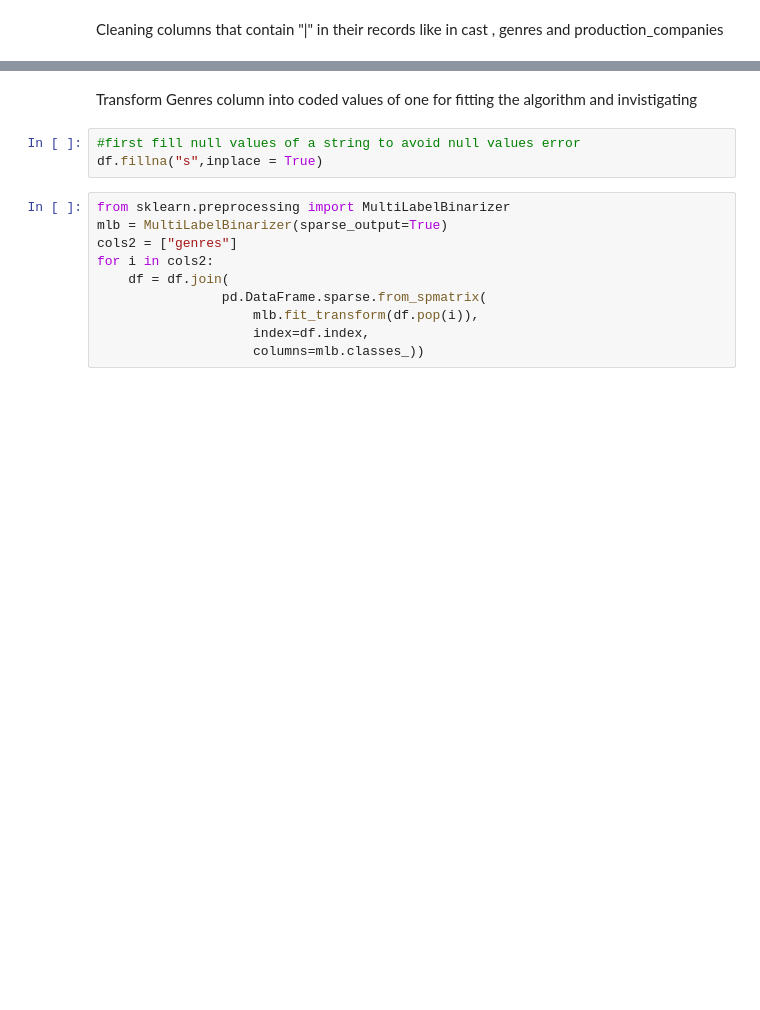
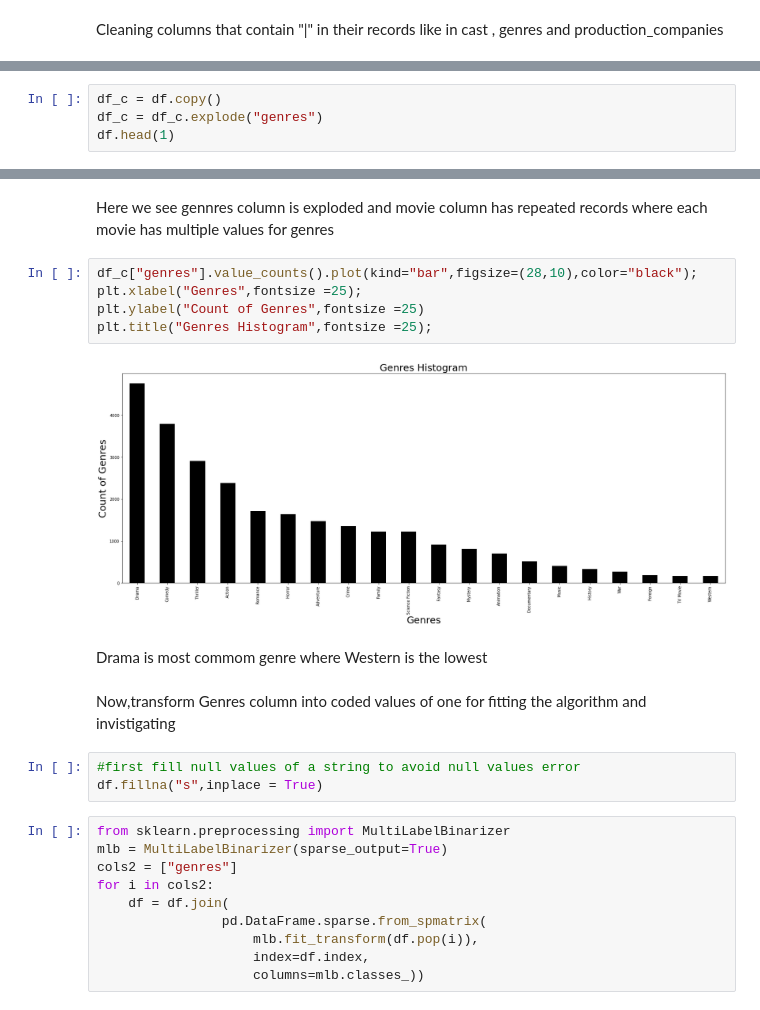
Before and after one commit to MohamedELfeky44/Movie-Recommendation-System, a Jupyter notebook: Project.ipynb, the cells around one changed output, grey strips where cells are left out. Cells and saved outputs as stored; diff of their text form; blank space fills up the shorter version.

```diff
--- a/Project.ipynb
+++ b/Project.ipynb
@@ -183,0 +188,4 @@ df.head(1)
+# %%
+df_c = df.copy()
+df_c = df_c.explode("genres")
+df.head(1)
@@ -184,5 +195,16 @@ df.head(1)
+# %% [markdown]
+Here we see gennres column is exploded and movie column has repeated records where each movie has multiple values for genres
+# %%
+df_c["genres"].value_counts().plot(kind="bar",figsize=(28,10),color="black");
+plt.xlabel("Genres",fontsize =25);
+plt.ylabel("Count of Genres",fontsize =25)
+plt.title("Genres Histogram",fontsize =25);
+# %% [output]
+[figure, added]
+# %% [markdown]
+Drama is most commom genre where Western is the lowest
 # %% [markdown]
-Transform Genres column into coded values of one for fitting the algorithm and invistigating
+Now,transform Genres column into coded values of one for fitting the algorithm and invistigating
 # %%
 #first fill null values of a string to avoid null values error
 df.fillna("s",inplace = True)
```
Also changed, not shown: parts of 16 cells of this notebook.
